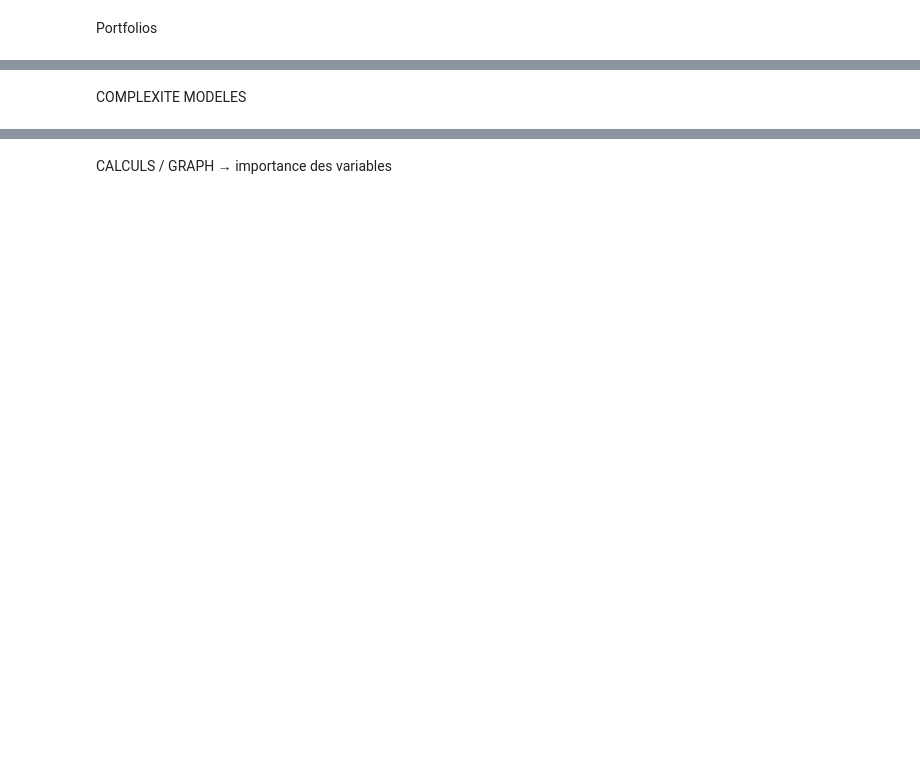
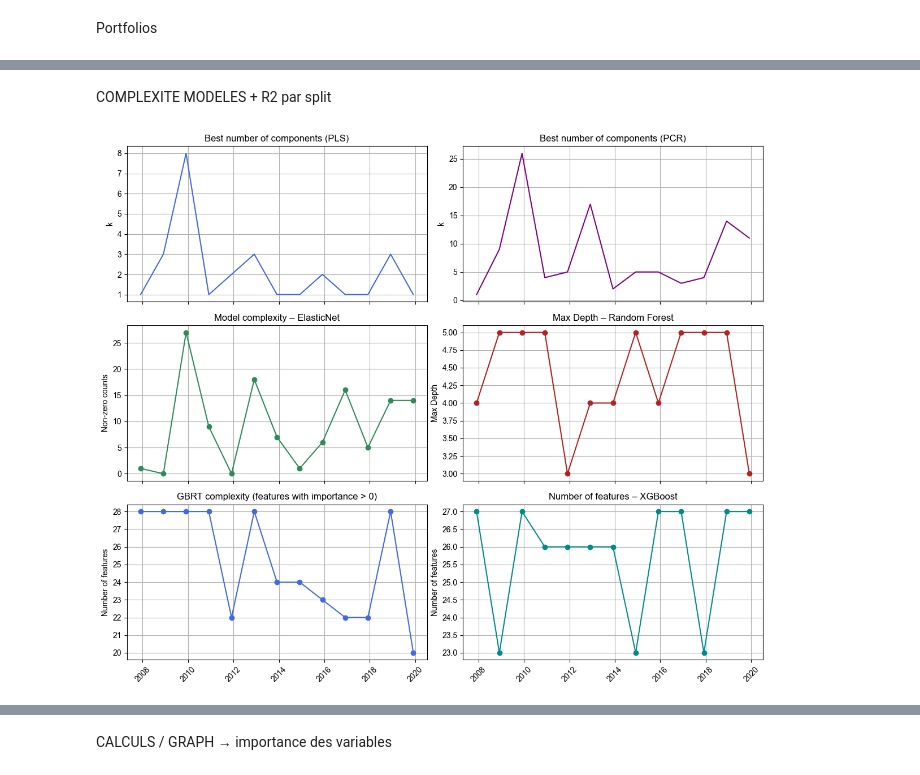
Before and after one commit to LauraRambaud/Equity-Premium, a Jupyter notebook: 2_models.ipynb, the cells around one changed output, grey strips where cells are left out. Saved outputs shown, nothing was run; the diff lists cells and outputs as text; code cells hidden in the pictures; blank space fills up the shorter version.

Commit message:
nn2 pushed, uk model fixed

```diff
--- a/2_models.ipynb
+++ b/2_models.ipynb
@@ -189,8 +228,10 @@ for name, df in [("df_final", df_final), ("df_ha", df_ha)]:
 splits = generate_time_splits(df_final)
 
 preprocessed_splits = []
+first_date_split = []
 
 for train_idx, val_idx, test_idx in tqdm(splits):
+    first_date_split.append(df_final.loc[test_idx, "Date"].iloc[0])
     x_train, y_train = get_x_y(df_final, train_idx)
     x_val, y_val = get_x_y(df_final, val_idx)
     x_test, y_test = get_x_y(df_final, test_idx)
@@ -618,7 +756,7 @@ print("Out-of-sample lines:",  df_oos_en.shape[0], "| Duplicates (Date,Ticker) =
 #RF
 param_grid_rf = {
     'n_estimators': [200, 400],
-    'max_depth': [3, 4, 5],
+    'max_depth': [3, 5],
     'min_samples_leaf': [3, 5, 10],
     'max_features': ['log2', 1, 2]
 }
@@ -815,7 +997,7 @@ print("Out-of-sample lines:",  df_oos_gbrt.shape[0], "| Duplicates (Date,Ticker)
 # Initialisations
 r2_in_xgb, r2_oos_xgb = [], []
 success_ratio_in_xgb, success_ratio_oos_xgb = [], []
-feature_importance_xgb = []
+feature_importance_xgb, best_params_xgb = [], []
 df_in_xgb, df_oos_xgb = [], []
 y_trainval_xgb = []
 
@@ -843,6 +1025,7 @@ for split_idx, (x_train, y_train, x_val, y_val, x_test, y_test) in enumerate(tqd
             best_params = params
 
     print(f"Split {split_idx} : meilleurs params = {best_params} (MSE val = {best_mse:.6f})")
+    best_params_xgb.append(best_params)
 
     # Réentraînement sur train + val
     x_trainval = pd.concat([x_train[covariates], x_val[covariates]])
@@ -1611,5 +1818,5 @@ print(df_oos)
 # %% [markdown]
-COMPLEXITE MODELES
+COMPLEXITE MODELES + R2 par split
 # %%
 #GRAPH → plot complexités des modèles
 
@@ -1620,28 +1827,22 @@ dates_splits = pd.to_datetime(first_date_split)
 
 #Récupérer les paramètres de chaque split
 max_depths_rf = [d["max_depth"] for d in best_params_rf]
-
-print(dates_splits)
+max_depths_gbrt = [p["max_depth"] for p in best_params_gbrt]
+max_depths_xgb  = [p["max_depth"] for p in best_params_xgb]
 
 df_best_param = pd.DataFrame({
     "Date": dates_splits,
     "Best_k_pls": best_components_pls,
     "Best_k_pcr": best_components_pcr,
     "non_zero_counts": nonzero_counts_en,
-    "max_depths_rf" : max_depths_rf,
-    "max_depths_gbrt" : max_depths_gbrt,
-    "max_depths_xgb" : max_depths_xgb,
+    "max_depths_rf": max_depths_rf,
+    "max_depths_gbrt": max_depths_gbrt,
+    "max_depths_xgb": max_depths_xgb,
 })
-
 
 feature_importance_xgb_counts = [np.sum(imp > 0) for imp in feature_importance_xgb]
 
 df_best_param["feature_importance_xgb"] = feature_importance_xgb_counts
-
-# Puis dans ton plot
-axs[5].plot(df_best_param["Date"], df_best_param["feature_importance_xgb"], color="darkcyan", marker='o')
-axs[5].set_title("Number of features – XGBoost")
-
 
 fig, axs = plt.subplots(3, 2, figsize=(12, 10), sharex=True)
 axs = axs.flatten()
@@ -1660,30 +1861,32 @@ axs[1].grid(True)
 
 # ElasticNet non-zero
 axs[2].plot(df_best_param["Date"], df_best_param["non_zero_counts"], color="seagreen", marker='o')
 axs[2].set_title("Model complexity – ElasticNet")
 axs[2].set_ylabel("Non-zero counts")
 axs[2].grid(True)
 
 # RF max_depth
 axs[3].plot(df_best_param["Date"], df_best_param["max_depths_rf"], color="firebrick", marker='o')
 axs[3].set_title("Max Depth – Random Forest")
 axs[3].set_ylabel("Max Depth")
 axs[3].grid(True)
 
 # GBRT complexity
 axs[4].plot(df_best_param["Date"], complexity_gbrt, color="royalblue", marker='o')
 axs[4].set_title("GBRT complexity (features with importance > 0)")
 axs[4].set_ylabel("Number of features")
 axs[4].grid(True)
 
 # XGB max_depth
 axs[5].plot(df_best_param["Date"], df_best_param["feature_importance_xgb"], color="darkcyan", marker='o')
 axs[5].set_title("Number of features – XGBoost")
 axs[5].set_ylabel("Number of features")
 axs[5].grid(True)
 
 for ax in axs:
     ax.tick_params(axis='x', rotation=45)
 
 plt.tight_layout()
 plt.show()
+# %% [output]
+[figure, added]
```
Also changed, not shown: parts of 44 cells of this notebook, 6 other files.
